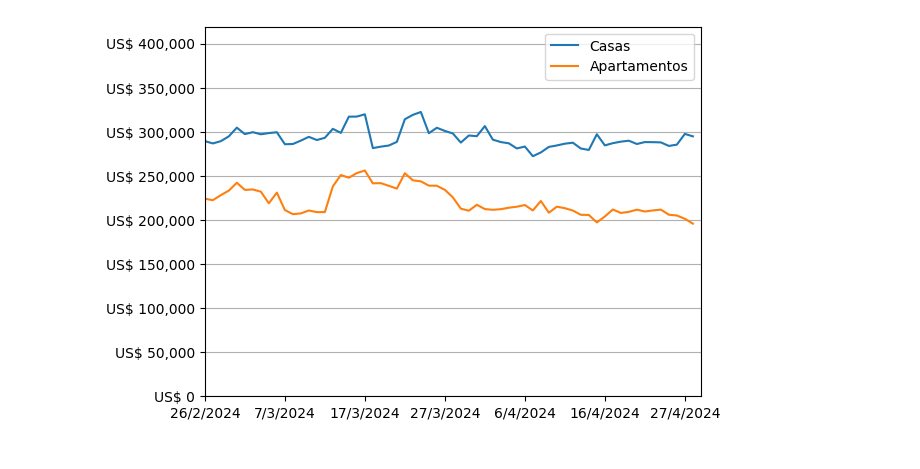
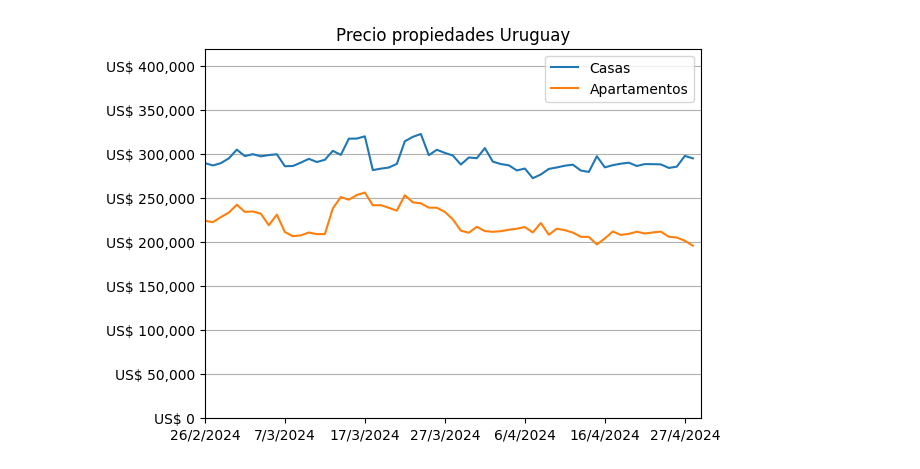
Before and after one commit to feliperodriguezd/PrecioInmueblesMercadoLibre, a Jupyter notebook: Data/GeneradorDeGrafico.ipynb, the cells around one changed output. Cells and saved outputs as stored; diff of their text form; code cells hidden in the pictures.

Commit message:
add title

```diff
--- a/Data/GeneradorDeGrafico.ipynb
+++ b/Data/GeneradorDeGrafico.ipynb
@@ -12,12 +12,13 @@ precioApartamento = all2["precioapartamento"].tolist()
 # %%
 fig, ax = plt.subplots()
 ax.plot(fecha, precioCasa, label="Casas")
 ax.plot(fecha, precioApartamento, label="Apartamentos")
 ax.axis((0, len(fecha), 0, max(precioCasa)*1.3))
 ax.xaxis.set_major_locator(plt.MaxNLocator(7))
 ax.yaxis.set_major_formatter(ticker.FuncFormatter(lambda x, pos: 'US$ ' + '{:,.0f}'.format(x)))
 ax.yaxis.grid(True)
+plt.title("Precio propiedades Uruguay")
 plt.legend()
 plt.show()
 # %% [output]
-[figure, old version]
+[figure, new version]
```
